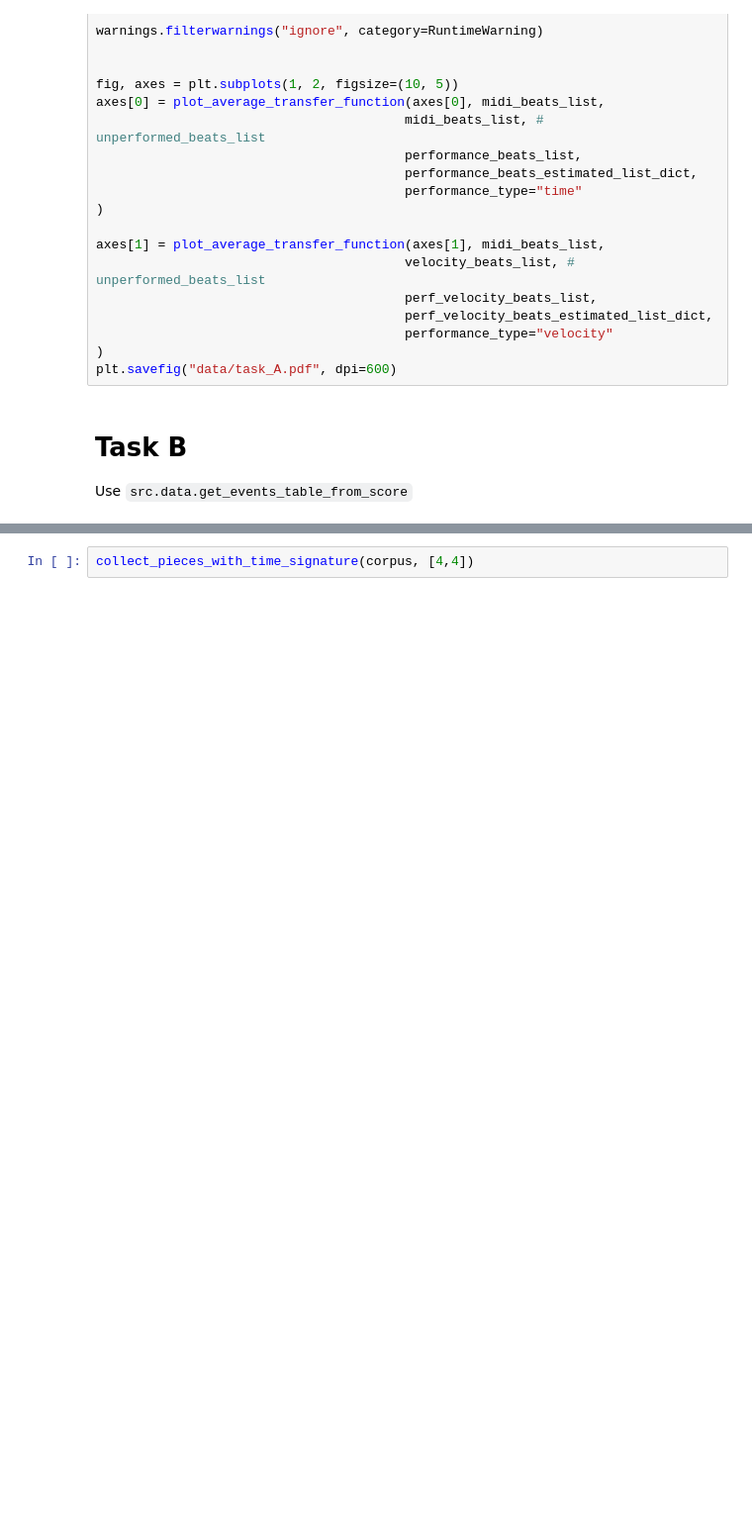
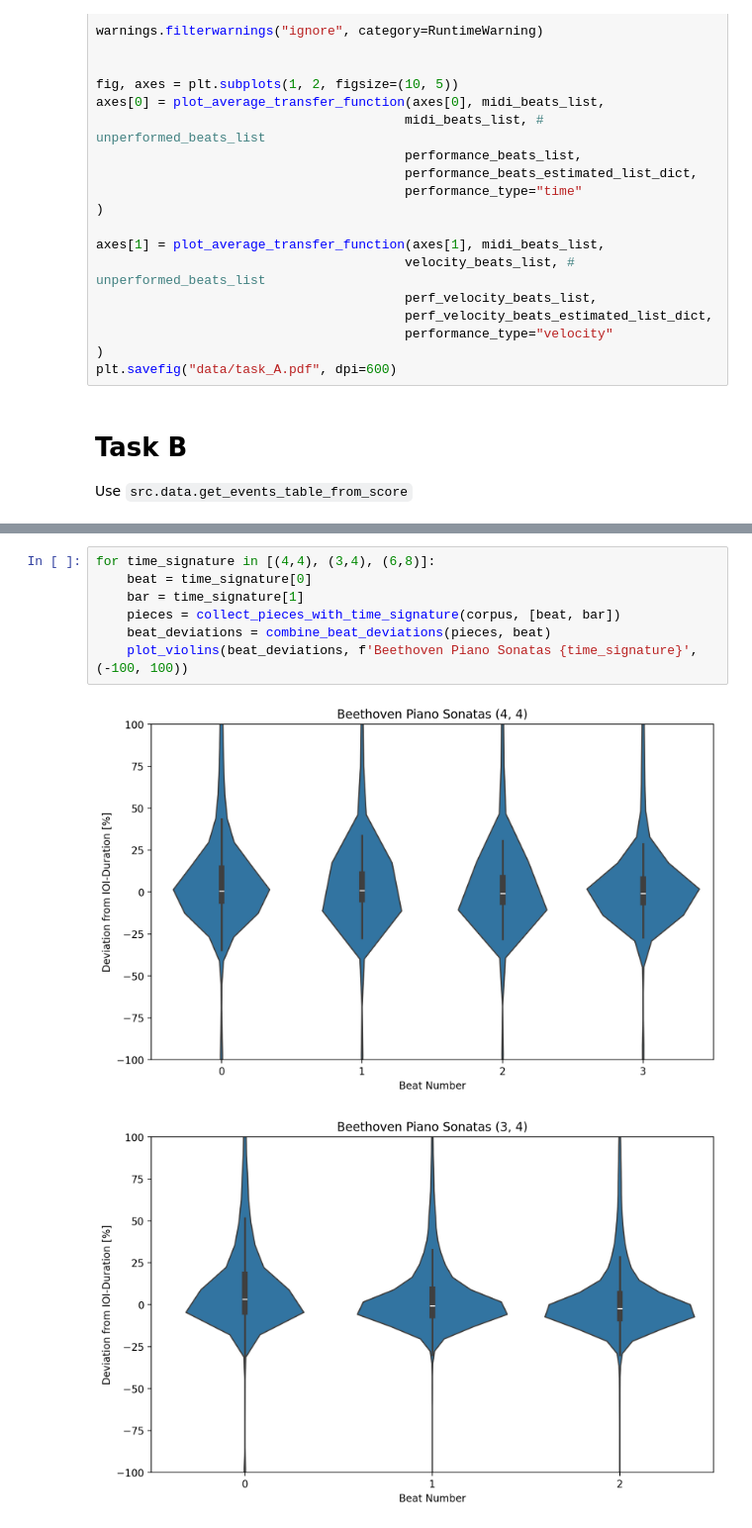
Before and after one commit to TalosSources/digital_musicology_homework_1, a Jupyter notebook: experiments.ipynb, the cells around one changed output, grey strips where cells are left out. Shown: that part at 99% size. Drawn from its saved outputs; the diff is of its cells as text; blank space fills up the shorter version.

Commit message:
plotting deviations

```diff
--- a/experiments.ipynb
+++ b/experiments.ipynb
@@ -112,2 +112,10 @@ plot_style_analysis(styles, expr_by_style)
 # %%
-collect_pieces_with_time_signature(corpus, [4,4])
+for time_signature in [(4,4), (3,4), (6,8)]:
+    beat = time_signature[0]
+    bar = time_signature[1]
+    pieces = collect_pieces_with_time_signature(corpus, [beat, bar])
+    beat_deviations = combine_beat_deviations(pieces, beat)
+    plot_violins(beat_deviations, f'Beethoven Piano Sonatas {time_signature}', (-100, 100))
+# %% [output]
+[figure, added]
+[figure, added]
```
Also changed, not shown: parts of 10 cells of this notebook, 5 other files.
